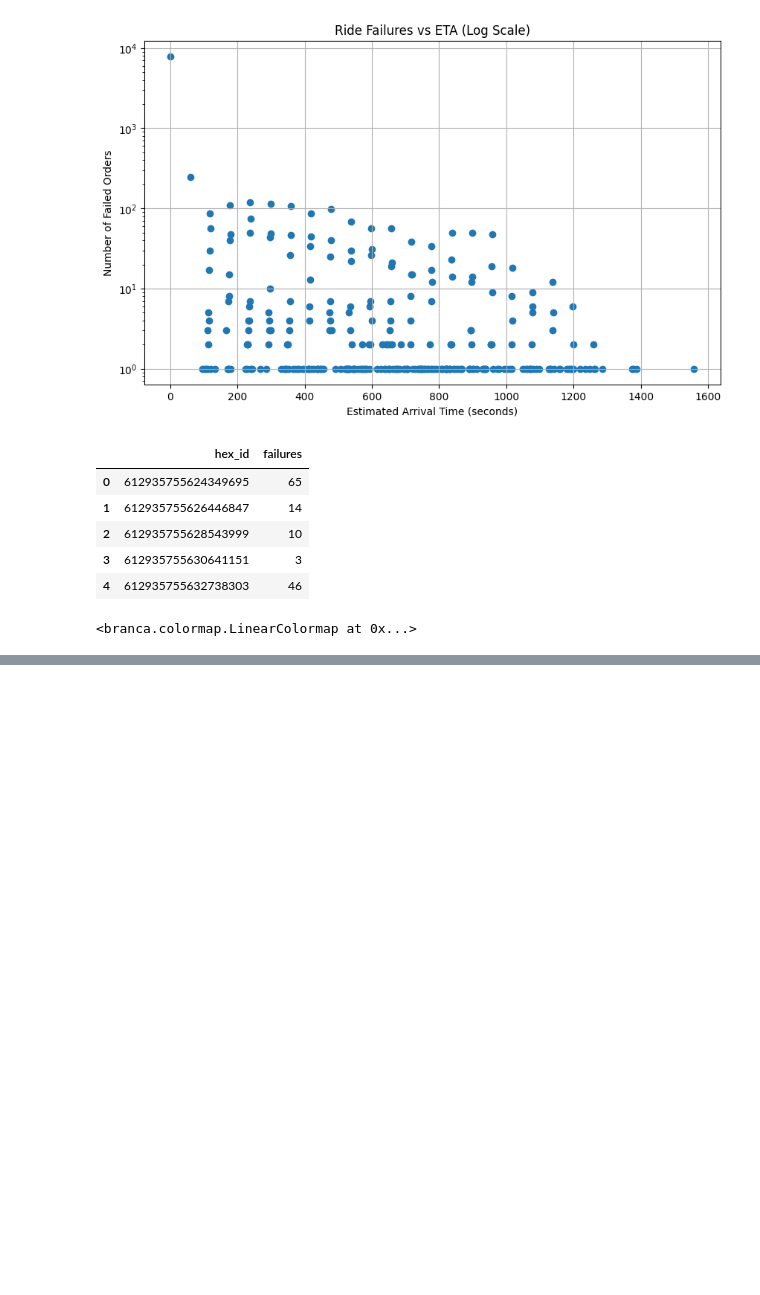
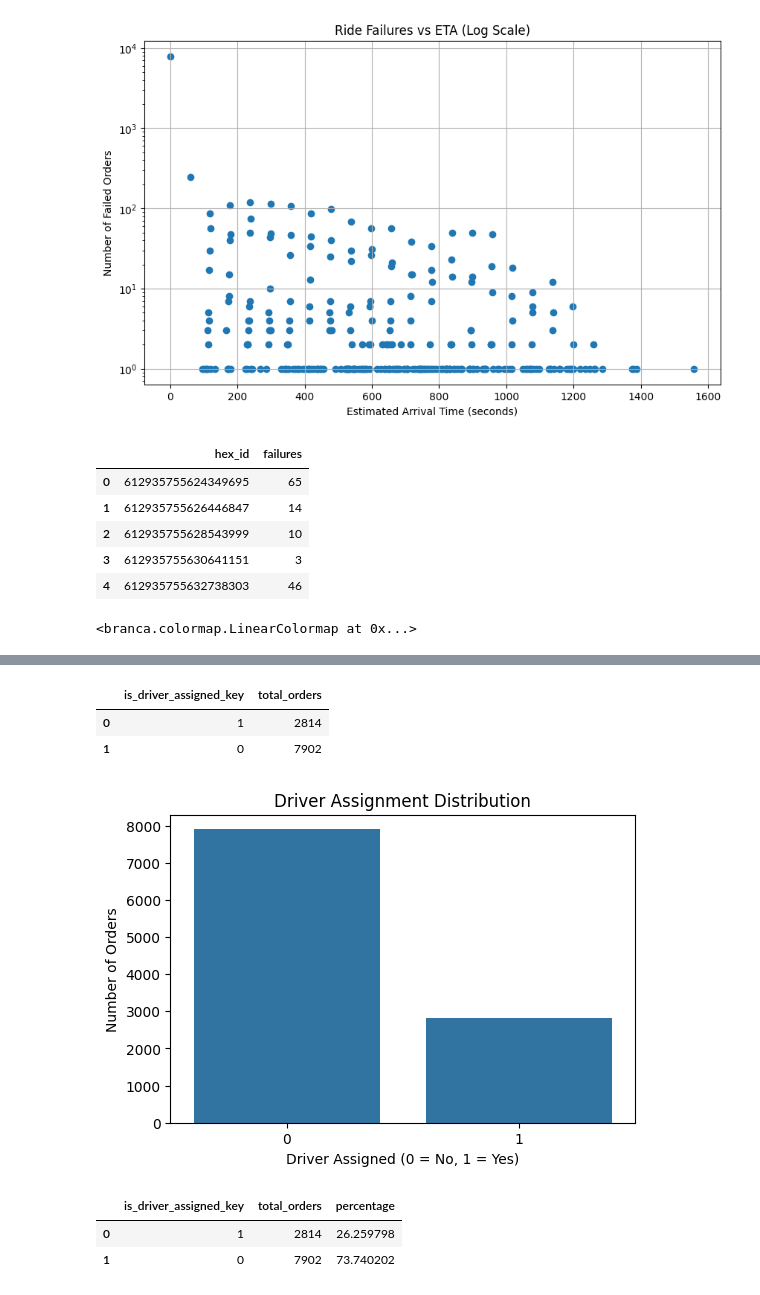
Before and after one commit to sayonyyy/gett-ride-failure-analysis, a Jupyter notebook: insights_from_failed_orders.ipynb, the cells around one changed output, grey strips where cells are left out. Cells and saved outputs as stored; diff of their text form; code cells hidden in the pictures; blank space fills up the shorter version.

Commit message:
added final analysis and insights along with readme

```diff
--- a/insights_from_failed_orders.ipynb
+++ b/insights_from_failed_orders.ipynb
@@ -545,0 +573,18 @@ m.save("ride_failure_hotspots.html")
+# %%
+# Analysis #4 — Driver Assignment Rate
+
+query_driver_assignment = """
+SELECT
+    is_driver_assigned_key,
+    COUNT(*) AS total_orders
+FROM orders
+GROUP BY is_driver_assigned_key
+"""
+
+driver_assignment = pd.read_sql(query_driver_assignment, conn)
+
+driver_assignment
+# %% [output]
+|  | is_driver_assigned_key | total_orders |
+| 0 | 1 | 2814 |
+| 1 | 0 | 7902 |
@@ -545,0 +598,18 @@ m.save("ride_failure_hotspots.html")
+# %%
+# visualization
+
+plt.figure(figsize=(6,4))
+
+sns.barplot(
+    data=driver_assignment,
+    x="is_driver_assigned_key",
+    y="total_orders"
+)
+
+plt.title("Driver Assignment Distribution")
+plt.xlabel("Driver Assigned (0 = No, 1 = Yes)")
+plt.ylabel("Number of Orders")
+
+plt.show()
+# %% [output]
+[figure, added]
@@ -545,0 +624,14 @@ m.save("ride_failure_hotspots.html")
+# %%
+# calculate the percentage
+
+total_orders = driver_assignment["total_orders"].sum()
+
+driver_assignment["percentage"] = (
+    driver_assignment["total_orders"] / total_orders * 100
+)
+
+driver_assignment
+# %% [output]
+|  | is_driver_assigned_key | total_orders | percentage |
+| 0 | 1 | 2814 | 26.259798 |
+| 1 | 0 | 7902 | 73.740202 |
```
Also changed, not shown: parts of 34 cells of this notebook, 2 other files.
